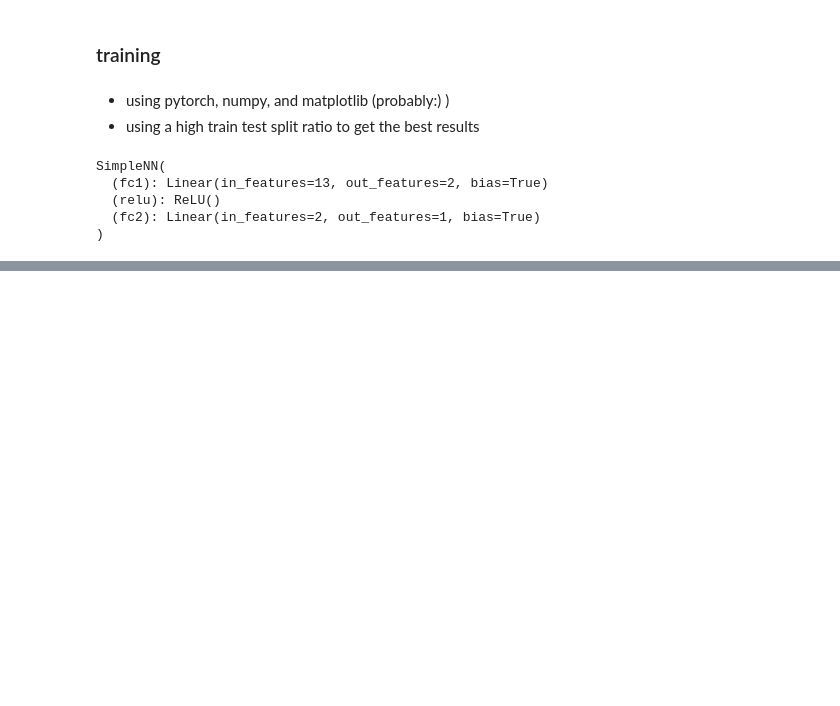
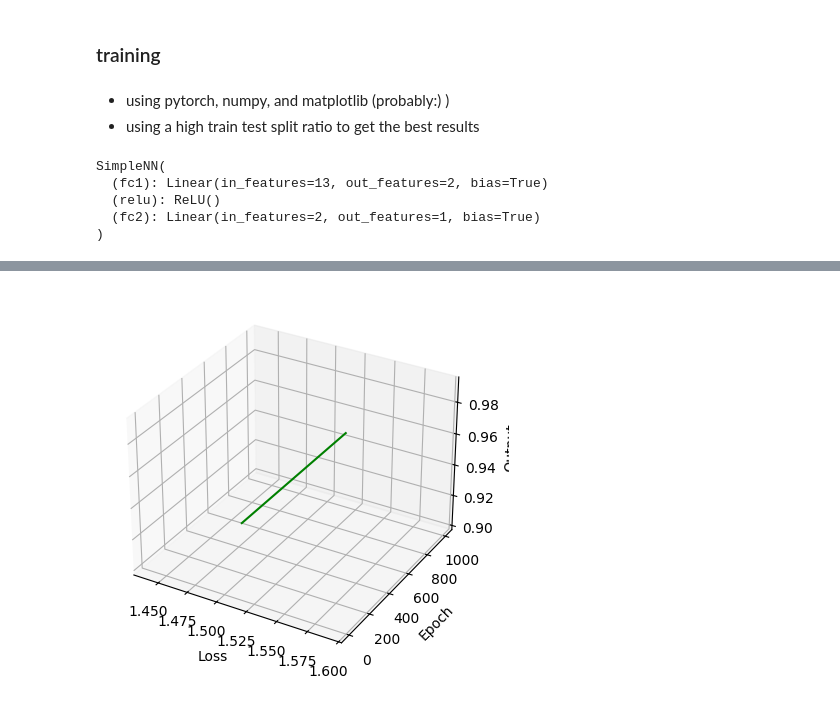
Before and after one commit to LeoMaskell/python-AIs, a Jupyter notebook: heartAttackPred/ai2.ipynb, the cells around one changed output, grey strips where cells are left out. Cells and saved outputs as stored; diff of their text form; code cells hidden in the pictures; blank space fills up the shorter version.

```diff
--- a/heartAttackPred/ai2.ipynb
+++ b/heartAttackPred/ai2.ipynb
@@ -144,15 +145,25 @@ targets = targets.float().view(-1, 1)  # Ensure shape matches model output
 print(inputs.dtype, targets.dtype)  # should both be float32
 print(inputs.shape, targets.shape)  # e.g., [299, 13] and [299, 1]
 
-for epoch in range(1000):                 # Training for 5 epochs
-  optimiser.zero_grad()                  # Clear previous gradients
-  outputs = model(inputs)                # Forward pass
-  loss = criterion(outputs, targets)     # Calculate loss
-  loss.backward()                        # Backward pass to compute gradients
-  optimiser.step()                       # Update weights
-  print(f'Epoch [{epoch + 1}/1000], Loss: {loss.item():.4f}')
-  if torch.isnan(loss):
-    print("Loss is NaN!")
-    break
-outputs
+lossls = []
+epochls = []
+outputls = []
+i = 1
+
+for epoch in range(1000):
+    optimiser.zero_grad()
+    outputs = model(inputs)
+    loss = criterion(outputs, targets)
+    if torch.isnan(loss):
+        print("Loss is NaN!")
+        break
+    loss.backward()
+    optimiser.step()
+
+    print(f'Epoch [{epoch + 1}/1000], Loss: {loss.item():.4f}')
+
+    lossls.append(loss.item())
+    outputls.append(outputs.mean().item())  # You could also use outputs[0].item() for first prediction
+    epochls.append(i)
+    i += 1
 # %% [output]
@@ -192,0 +187,10 @@ tensor([[0.9365],
+# %%
+fig = plt.figure()
+ax = plt.axes(projection='3d')
+ax.plot3D(lossls, epochls, outputls, 'green')
+ax.set_xlabel("Loss")
+ax.set_ylabel("Epoch")
+ax.set_zlabel("Output")
+plt.show()
+# %% [output]
+[figure, added]
```
Also changed, not shown: parts of 4 cells of this notebook.
